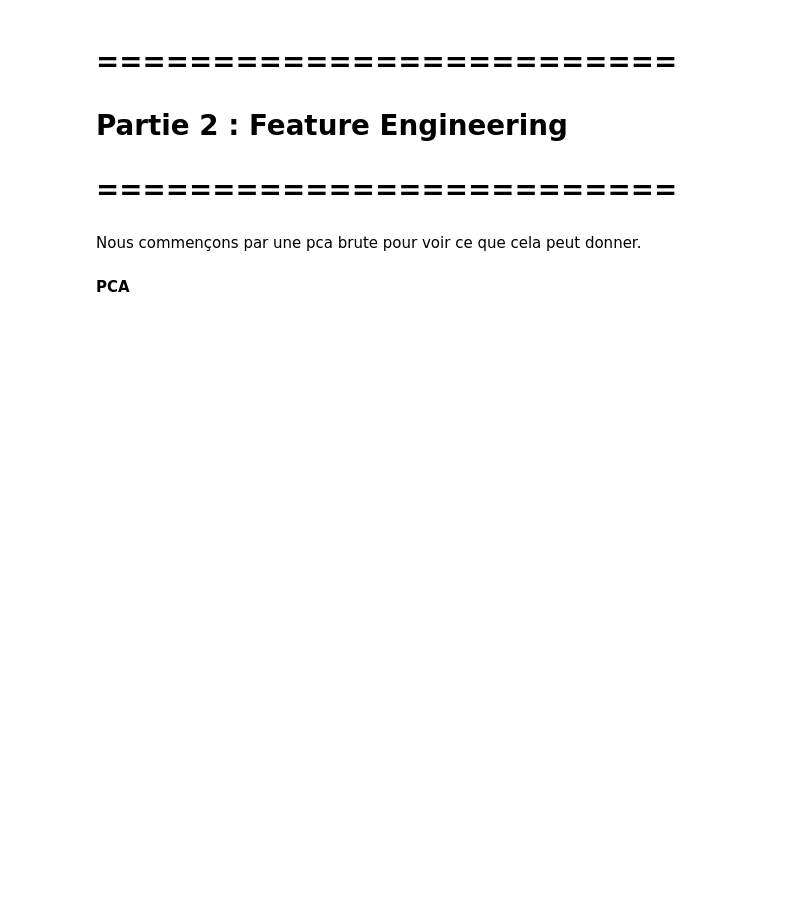
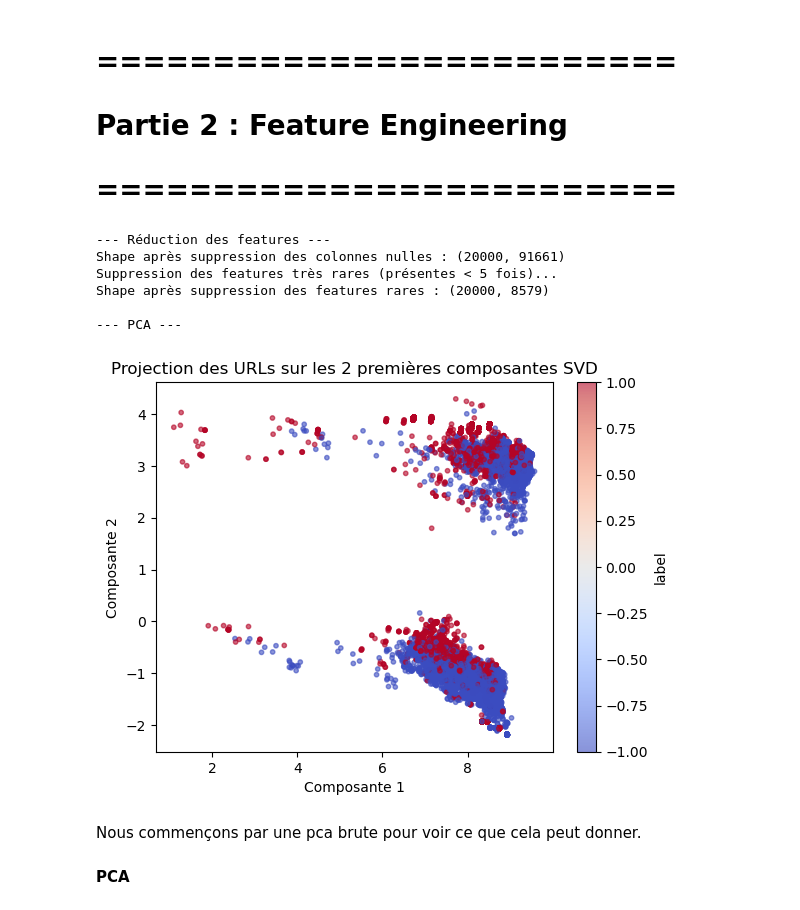
Before and after one commit to adrienmanciet-sys/darkurl-detection, a Jupyter notebook: darkurl.ipynb, the cells around one changed output. Drawn from its saved outputs; the diff is of its cells as text; code cells hidden in the pictures; blank space fills up the shorter version.

```diff
--- a/darkurl.ipynb
+++ b/darkurl.ipynb
@@ -80,7 +94,48 @@ scatter_plot(22,4,3)
 # Partie 2 : Feature Engineering
 # =========================
 # %%
-#Code
+# =============================
+# Réduction de features
+# =============================
+from sklearn.feature_selection import VarianceThreshold
+from sklearn.decomposition import TruncatedSVD
+
+print("\n--- Réduction des features ---")
+
+path =f"url_svmlight/url_svmlight/Day96.svm"
+X, y = load_svmlight_file(path)
+
+# (a) Supprimer les colonnes complètement nulles
+vt = VarianceThreshold(threshold=0.0)
+X_reduced = vt.fit_transform(X)
+
+print("Shape après suppression des colonnes nulles :", X_reduced.shape)
+
+# (b) Supprimer les features très rares (optionnel mais utile)
+print("Suppression des features très rares (présentes < 5 fois)...")
+X_csc = X_reduced.tocsc()
+feature_counts = np.diff(X_csc.indptr)
+mask = feature_counts >= 5
+X_reduced = X_csc[:, mask].tocsr()
+print("Shape après suppression des features rares :", X_reduced.shape)
+
+print("\n--- PCA ---")
+svd = TruncatedSVD(n_components=2)
+X_svd = svd.fit_transform(X)
+plt.scatter(X_svd[:,0], X_svd[:,1], c=y, cmap='coolwarm', s=10, alpha=0.6)
+plt.xlabel('Composante 1')
+plt.ylabel('Composante 2')
+plt.title('Projection des URLs sur les 2 premières composantes SVD')
+plt.colorbar(label='label')
+plt.show()
+# %% [output]
+--- Réduction des features ---
+Shape après suppression des colonnes nulles : (20000, 91661)
+Suppression des features très rares (présentes < 5 fois)...
+Shape après suppression des features rares : (20000, 8579)
+
+--- PCA ---
+[figure, added]
 # %% [markdown]
 Nous commençons par une pca brute pour voir ce que cela peut donner.
 # %% [markdown]
```
Also changed, not shown: parts of 6 cells of this notebook.
